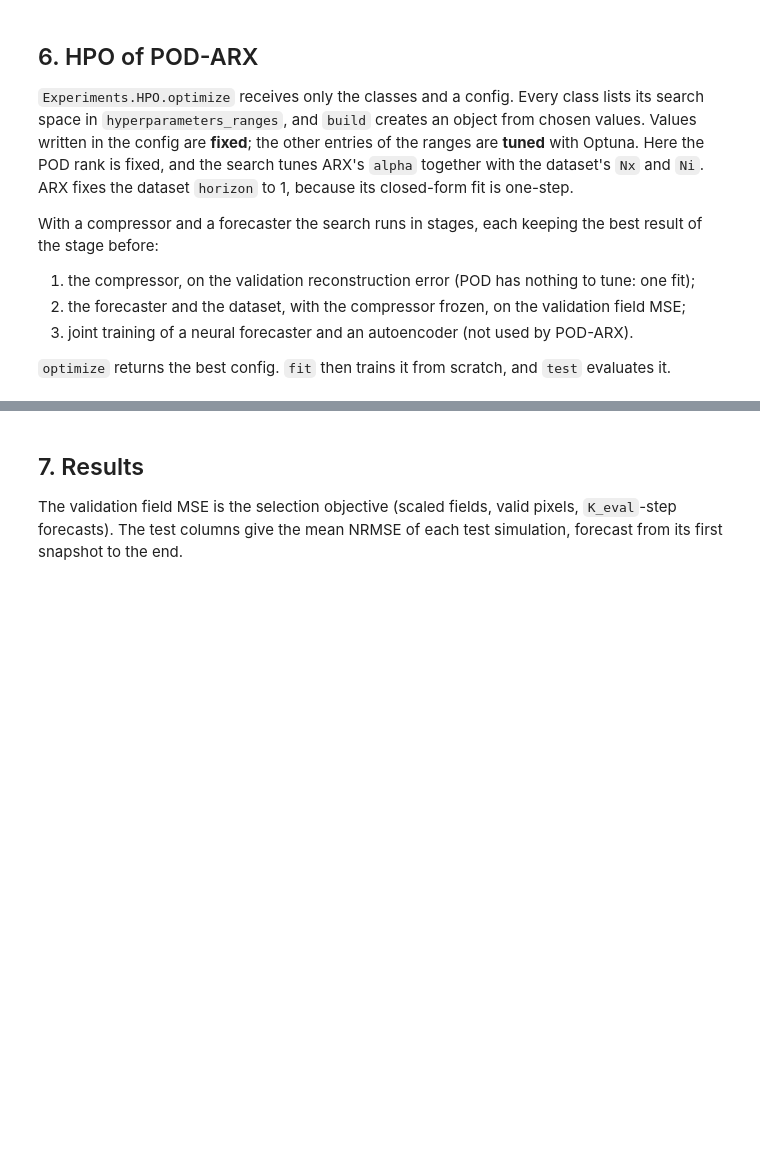
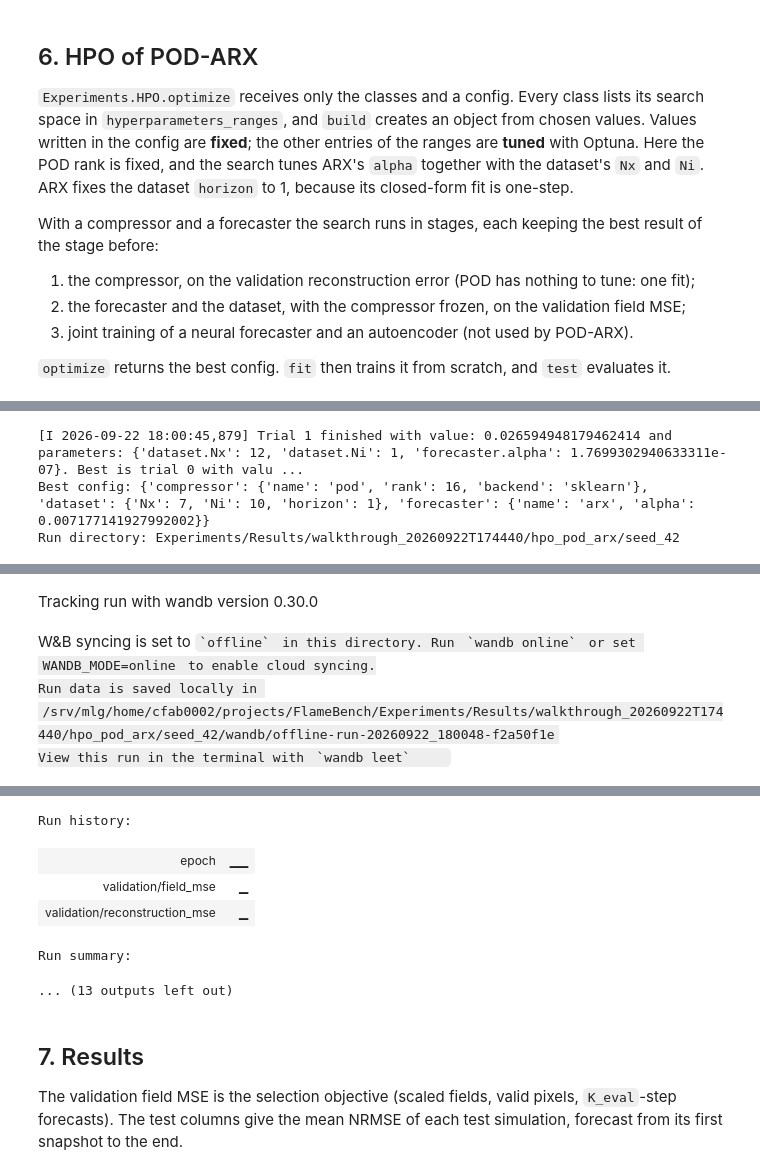
Before and after one commit to tgbaffetti/FlameBench, a Jupyter notebook: Walkthrough.ipynb, the cells around one changed output, grey strips where cells are left out. Saved outputs shown, nothing was run; the diff lists cells and outputs as text; code cells hidden in the pictures; blank space fills up the shorter version.

```diff
--- a/Walkthrough.ipynb
+++ b/Walkthrough.ipynb
@@ -46,7 +46,7 @@ seed_everything(seed)
 cpu_threads = 4
 torch.set_num_threads(cpu_threads)
 loader_options = dict(
-    num_workers=4,                 # Compare 0, 2 and 4 on the server.
+    num_workers=0,                # Data is in RAM (Dataset.in_memory); workers only add startup time.
     pin_memory=device == "cuda",  # Useful for CPU-to-GPU transfers.
     persistent_workers=True,      # Reuse workers across training epochs.
     prefetch_factor=1,            # Batches queued per worker; image windows are large.
@@ -250,7 +254,7 @@ from Baselines.Forecast.DL.networks import LSTM
 
 train_forecaster_dataset = ForecasterDataset(metadata, "train", horizon=horizon, Nx=Nx, Ni=Ni, scaler=scaler,compressor=pod, **split)
 val_forecaster_dataset = ForecasterDataset(metadata, "validation",horizon=K_eval,stride=K_eval, Nx=Nx, Ni=Ni, scaler=scaler, **split)
-lstm = LSTM(input_size=pod.rank + 1, output_size=pod.rank, Nx=Nx, Ni=Ni, hiddens=[64], epochs=lstm_epochs, patience=20, device=device)
+lstm = LSTM(input_size=pod.rank + 1, output_size=pod.rank, Nx=Nx, Ni=Ni, hiddens=[64], normalization="layer", input_normalization="batch", epochs=lstm_epochs, patience=20, device=device)
 lstm.fit(loader(train_forecaster_dataset, batch_size=batch_size, shuffle=True), loader(ForecasterDataset(metadata, "validation",horizon=K_eval,stride=K_eval, Nx=Nx, Ni=Ni, scaler=scaler,compressor=pod, **split), batch_size=batch_size))
 scores["pod_lstm"] = validation_error(lstm, pod, val_forecaster_dataset, loader_options=loader_options)
 tests["pod_lstm"] = evaluate(lstm, test_ds, pod, scaler, output / "pod_lstm", heat_release=False)
@@ -302,7 +309,7 @@ from Experiments.run import fit, test
 hpo_config = {
     "metadata": str(metadata_path), "output": str(output), "run_name": "hpo_pod_arx", "seed": seed,
     "device": device, "validation_fraction": validation_fraction, "blocks": blocks, "K_eval": K_eval,
-    "trials": trials, "batch_size": batch_size, "cpu_threads": cpu_threads,
+    "trials": trials, "batch_size": batch_size, "preprocessing_batch_size": batch_size, "cpu_threads": cpu_threads,
     "dataloader": loader_options,
     "compressor": {"name": "pod", "rank": rank, "backend": pod_backend},
     "dataset": dict(hpo_fixed_dataset),
@@ -316,3 +323,4 @@ print("Best config:", best)
 best_config = {**hpo_config, **best}
 scores["hpo_pod_arx"] = fit(best_config)
 tests["hpo_pod_arx"] = test(best_config)
+# %% [output]
@@ -318,0 +331,3 @@ tests["hpo_pod_arx"] = test(best_config)
+[I 2026-09-22 18:00:45,879] Trial 1 finished with value: 0.026594948179462414 and parameters: {'dataset.Nx': 12, 'dataset.Ni': 1, 'forecaster.alpha': 1.7699302940633311e-07}. Best is trial 0 with valu ...
+Best config: {'compressor': {'name': 'pod', 'rank': 16, 'backend': 'sklearn'}, 'dataset': {'Nx': 7, 'Ni': 10, 'horizon': 1}, 'forecaster': {'name': 'arx', 'alpha': 0.007177141927992002}}
+Run directory: Experiments/Results/walkthrough_20260922T174440/hpo_pod_arx/seed_42
@@ -318,0 +335,4 @@ tests["hpo_pod_arx"] = test(best_config)
+Tracking run with wandb version 0.30.0
+W&B syncing is set to `offline` in this directory. Run `wandb online` or set WANDB_MODE=online to enable cloud syncing.
+Run data is saved locally in /srv/mlg/home/cfab0002/projects/FlameBench/Experiments/Results/walkthrough_20260922T174440/hpo_pod_arx/seed_42/wandb/offline-run-20260922_180048-f2a50f1e
+View this run in the terminal with `wandb leet`
@@ -319,3 +340,9 @@ tests["hpo_pod_arx"] = test(best_config)
+Run history:
+| epoch | ▁▁ |
+| validation/field_mse | ▁ |
+| validation/reconstruction_mse | ▁ |
+Run summary:
+... (13 outputs left out)
 # %% [markdown]
 ## 7. Results
 
```
Also changed, not shown: parts of 7 cells of this notebook, 12 other files.
